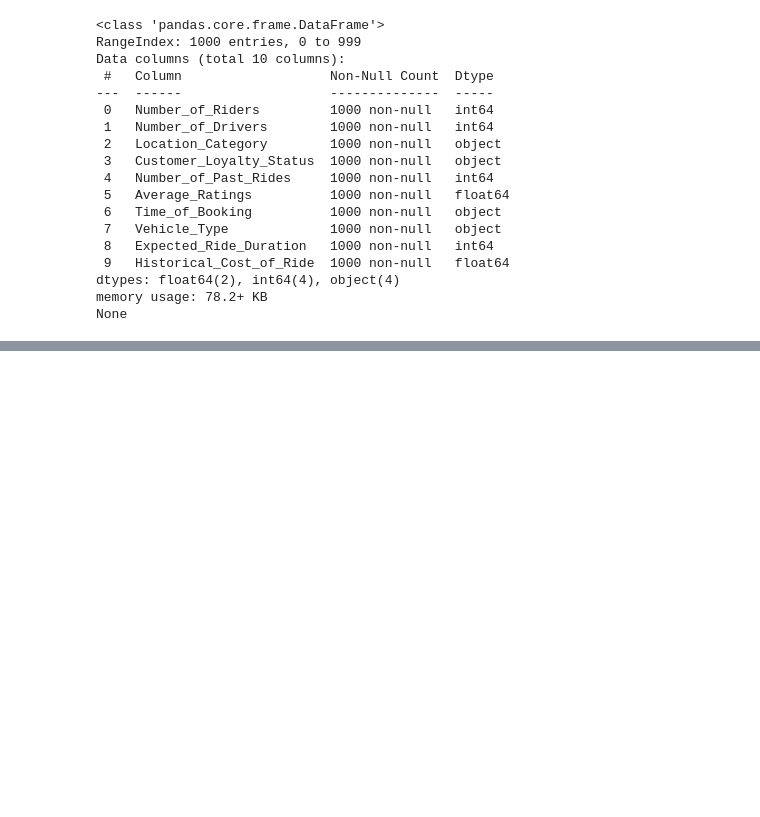
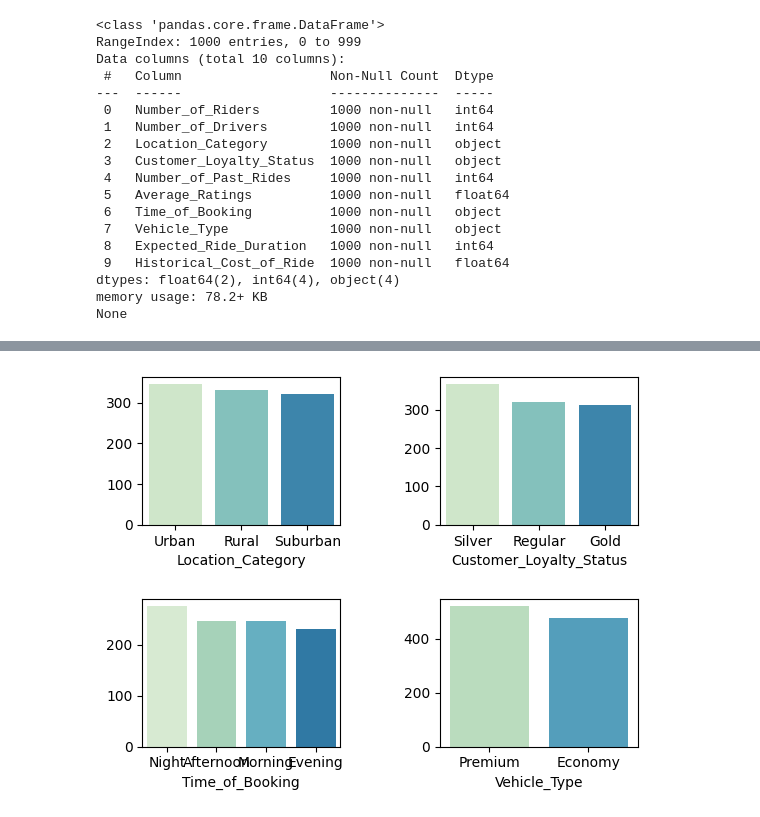
Before and after one commit to Sanskar-Bhushankar/Dynamic-Pricing-kaggle, a Jupyter notebook: dynamic-pricing-sanskar.ipynb, the cells around one changed output, grey strips where cells are left out. Cells and saved outputs as stored; diff of their text form; code cells hidden in the pictures; blank space fills up the shorter version.

```diff
--- a/dynamic-pricing-sanskar.ipynb
+++ b/dynamic-pricing-sanskar.ipynb
@@ -229,0 +223,11 @@ plt.show()
+# %%
+for i, c in enumerate(cat, 1):
+        plt.subplot(2,2,i)
+        c_counts = data[c].value_counts()
+
+        sns.barplot(x=c_counts.index, y=c_counts.values, palette='GnBu')
+
+plt.subplots_adjust(hspace=0.5, wspace=0.5)
+plt.show()
+# %% [output]
+[figure, added]
```
Also changed, not shown: parts of 30 cells of this notebook.
